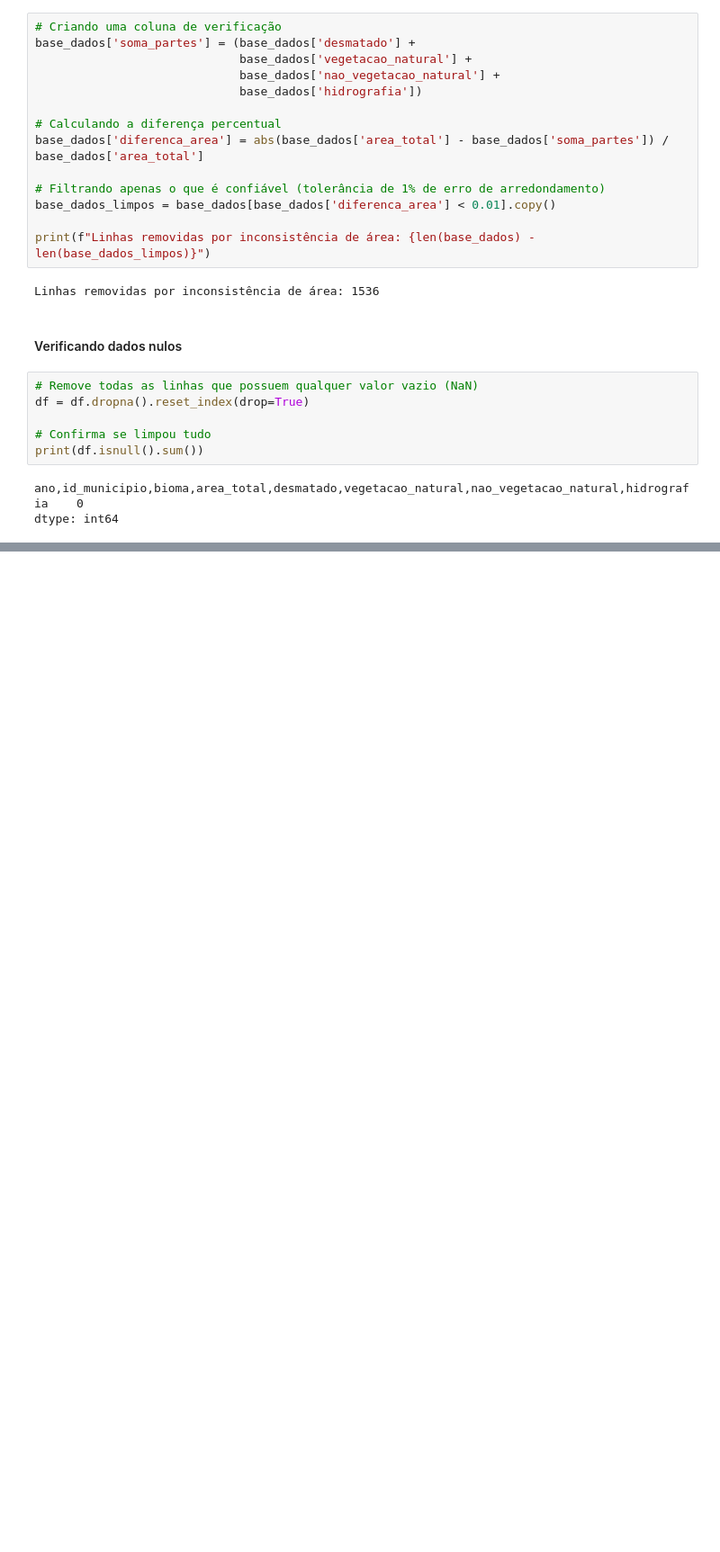
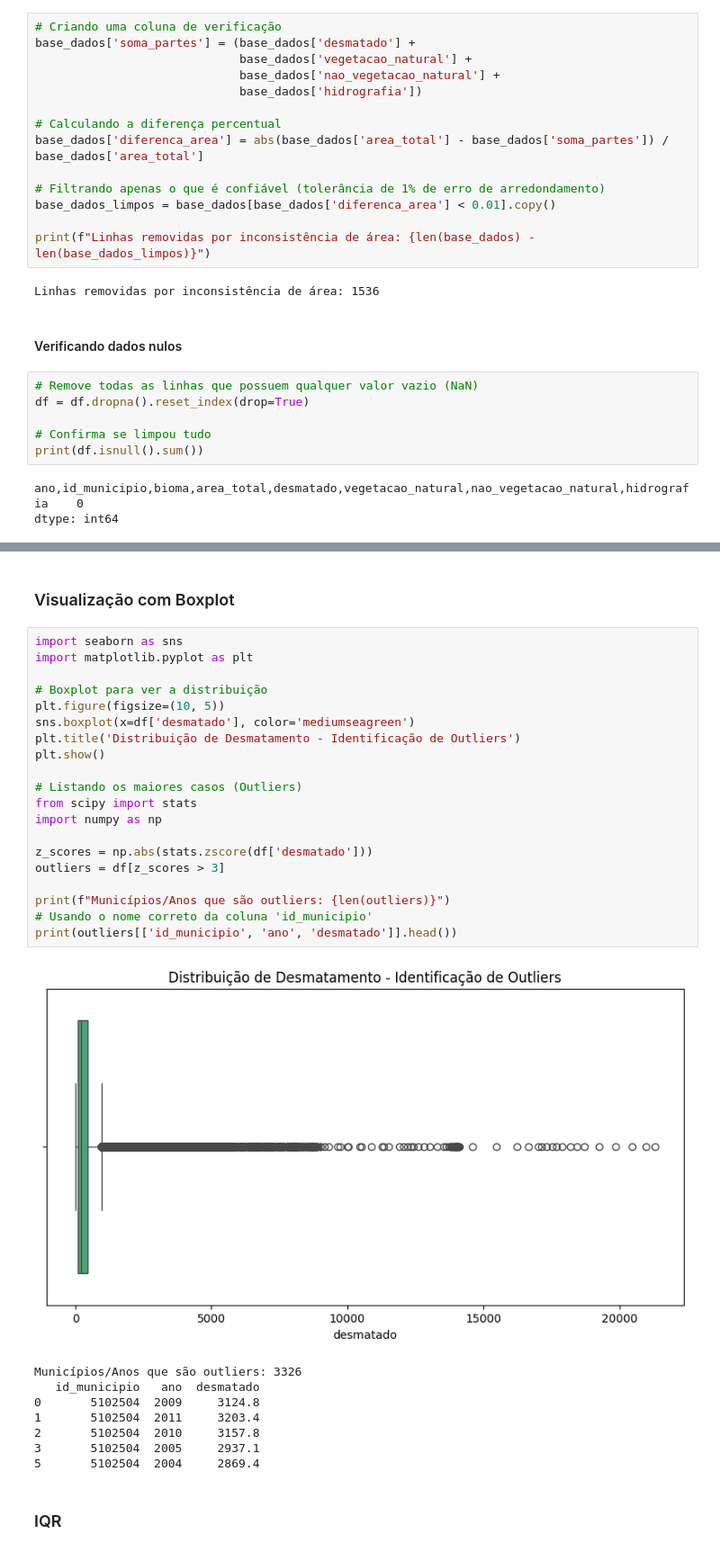
Before and after one commit to geovann4s/AnaliseTitanicaula, a Jupyter notebook: AnaliseDiscriminante.ipynb, the cells around one changed output, grey strips where cells are left out. Shown at 90% size. Drawn from its saved outputs; the diff is of its cells as text; blank space fills up the shorter version.

```diff
--- a/AnaliseDiscriminante.ipynb
+++ b/AnaliseDiscriminante.ipynb
@@ -85,0 +108,33 @@ dtype: int64
+# %% [markdown]
+### Visualização com Boxplot
+# %%
+import seaborn as sns
+import matplotlib.pyplot as plt
+
+# Boxplot para ver a distribuição
+plt.figure(figsize=(10, 5))
+sns.boxplot(x=df['desmatado'], color='mediumseagreen')
+plt.title('Distribuição de Desmatamento - Identificação de Outliers')
+plt.show()
+
+# Listando os maiores casos (Outliers)
+from scipy import stats
+import numpy as np
+
+z_scores = np.abs(stats.zscore(df['desmatado']))
+outliers = df[z_scores > 3]
+
+print(f"Municípios/Anos que são outliers: {len(outliers)}")
+# Usando o nome correto da coluna 'id_municipio'
+print(outliers[['id_municipio', 'ano', 'desmatado']].head())
+# %% [output]
+[figure, added]
+Municípios/Anos que são outliers: 3326
+   id_municipio   ano  desmatado
+0       5102504  2009     3124.8
+1       5102504  2011     3203.4
+2       5102504  2010     3157.8
+3       5102504  2005     2937.1
+5       5102504  2004     2869.4
+# %% [markdown]
+### IQR
```
Also changed, not shown: parts of 6 cells of this notebook.
